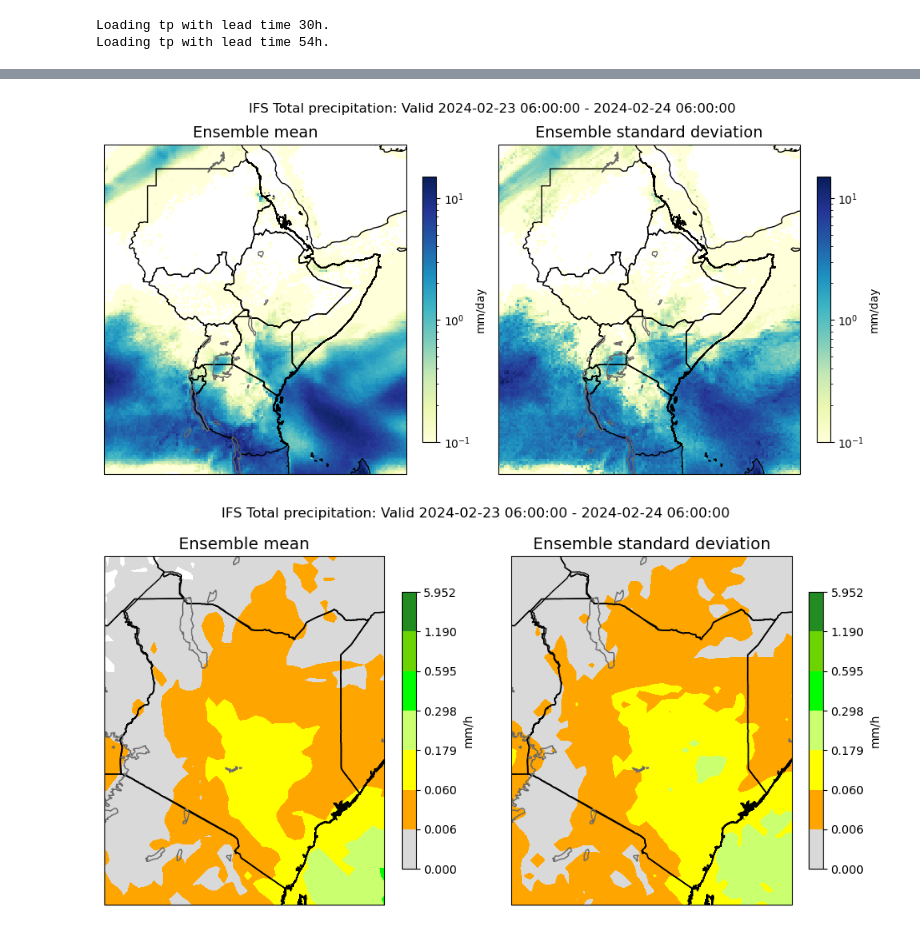
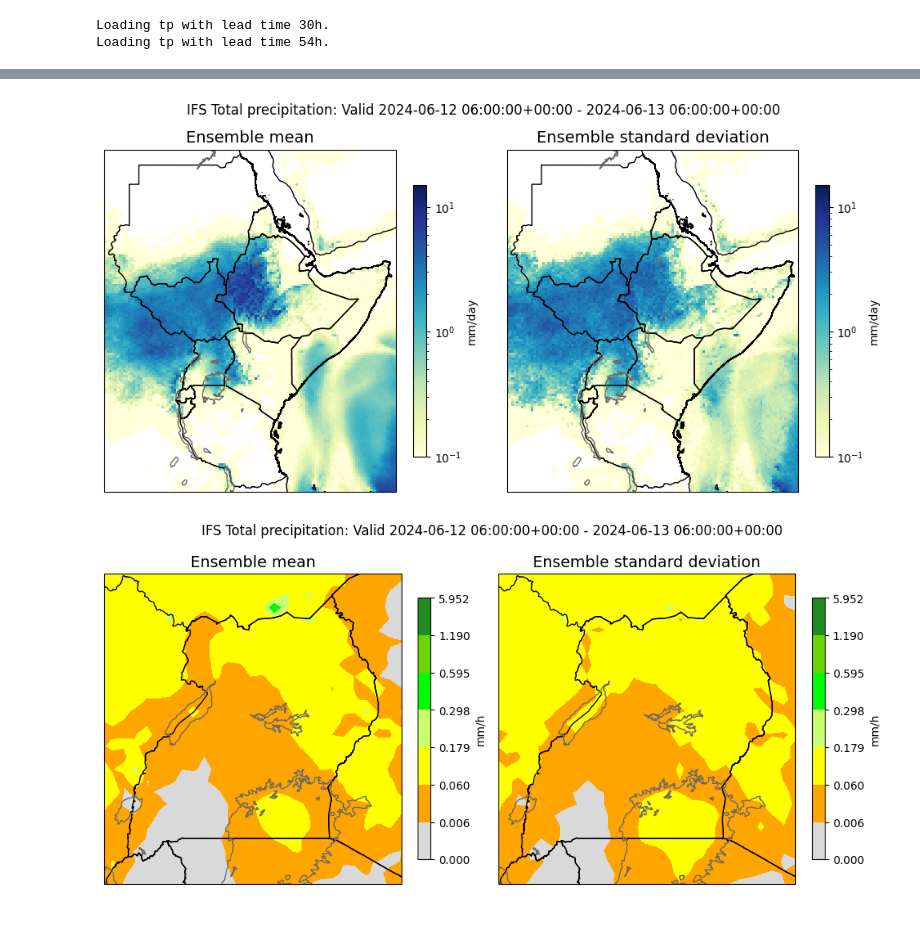
Before and after one commit to Fenwick-Cooper/show-forecasts, a Jupyter notebook: notebooks/test_load_IFS_openData.ipynb, the cells around one changed output, grey strips where cells are left out. Cells and saved outputs as stored; diff of their text form; code cells hidden in the pictures.

```diff
--- a/notebooks/test_load_IFS_openData.ipynb
+++ b/notebooks/test_load_IFS_openData.ipynb
@@ -9,16 +9,14 @@ from show_forecasts.show_IFS_open_data import print_forecast_info, get_possible_
 # %%
-from os import getenv
-
 # Where the forecasts are downloaded to
-data_dir = getenv("IFS_DATA_DIR", "./store/IFS")
+data_dir = '/home/jason/.docker-data/cGAN/ecmwf-0611'
 
 # The date that the forecast was initialised
-forecast_init_date = datetime(year=2024, month=2, day=22)
+forecast_init_date = datetime(year=2024, month=6, day=11)
 # Pick today instead:
 # forecast_init_date = datetime.now()
 
 # See what variables are available
-get_possible_variables()
+get_possible_variables();
 # %% [output]
 Available variables to plot
 sp    - Surface pressure (hPa)
@@ -49,16 +47,16 @@ Forecast initialisation: 2024-02-22 00:00:00
 # %%
 # Plot the current data
-plot_forecast(data)
+plot_forecast(data, plot_units='mm/day')
 # %% [output]
-[figure, old version]
+[figure, new version]
 # %%
 # style options: None (default), 'ICPAC', 'ICPAC_heavy', 'KMD', 'EMI', 'EMI_heavy'
 # plot_units are only meaningfull for precipitation and can be 'mm/h' (default),
 #               'mm/6h', 'mm/day' or 'mm/week'
 # region can be 'ICPAC', 'Kenya', 'South Sudan', 'Rwanda', 'Burundi', 'Djibouti',
 #               'Eritrea', 'Ethiopia', 'Sudan', 'Somalia', 'Tanzania', 'Uganda'
-plot_forecast(data, style='ICPAC', plot_units='mm/h', region='Kenya')
+plot_forecast(data, style='ICPAC', plot_units='mm/h', region="Uganda")
 # %% [output]
-[figure, old version]
+[figure, new version]
 # %%
 # Plot the ensemble
```
Also changed, not shown: parts of 5 cells of this notebook, 1 other file.
